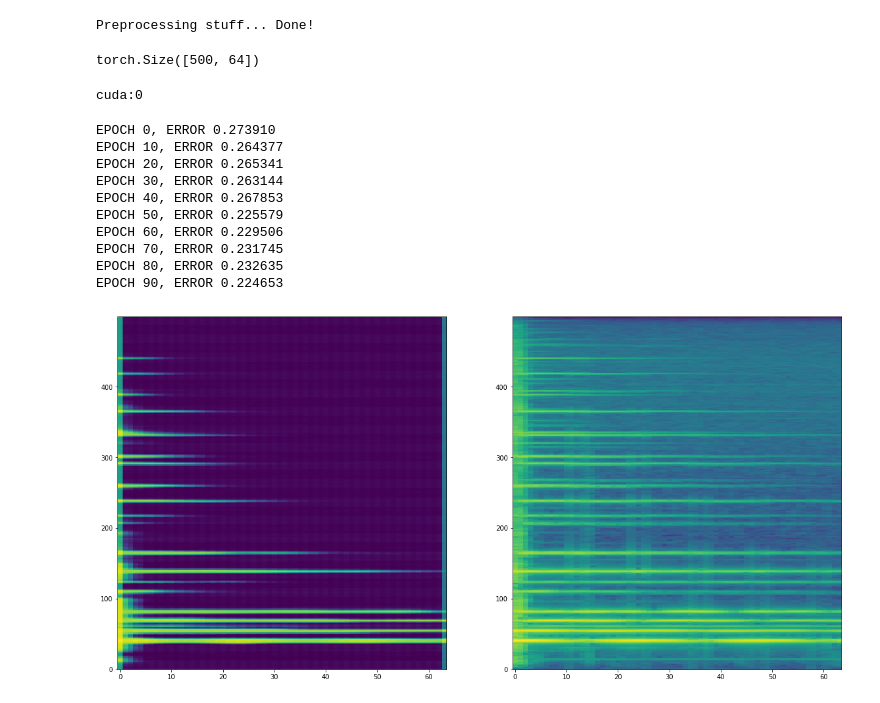
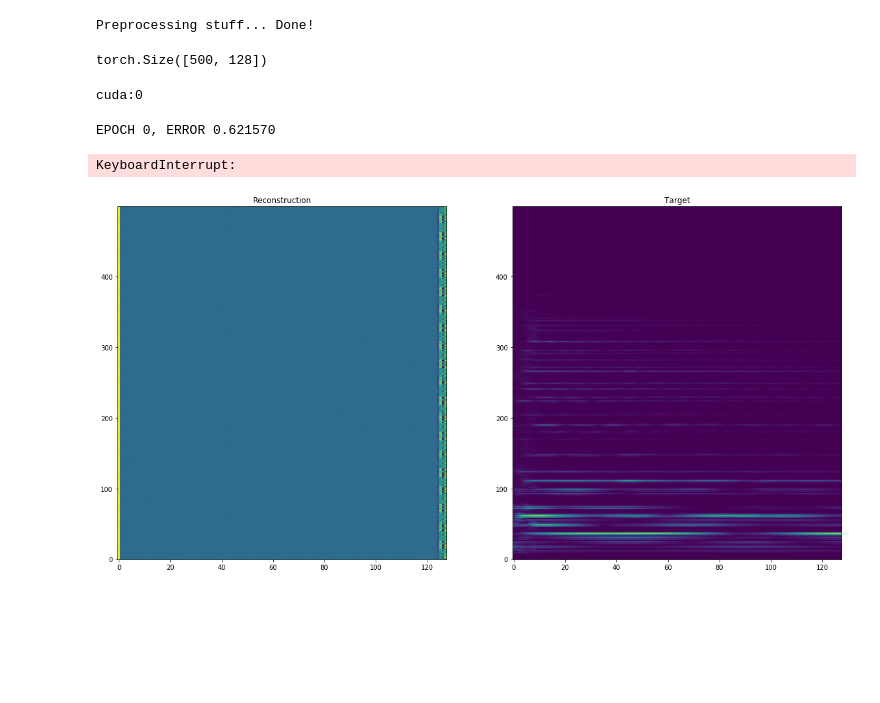
Before and after one commit to nebularnoise/serge, a Jupyter notebook: notebooks/guitar_chord_dataset.ipynb, the cells around one changed output. Cells and saved outputs as stored; diff of their text form; code cells hidden in the pictures; blank space fills up the shorter version.

```diff
--- a/notebooks/guitar_chord_dataset.ipynb
+++ b/notebooks/guitar_chord_dataset.ipynb
@@ -13,10 +13,11 @@ class GuitarChord(data.Dataset):
         print("Preprocessing stuff... ", end="")
         if process:
             for elm in self.liste:
-                [x,fs] = li.load(elm, sr=11025)
+                [x,fs] = li.load(elm, sr=22050)
                 x = x[:34560]
                 mel = li.filters.mel(fs,2048,500)
-                S = torch.from_numpy(mel.dot(abs(li.stft(x,n_fft=2048,center=False)))).float()
+                S = torch.from_numpy(mel.dot(abs(li.stft(x,n_fft=2048,win_length=2048, hop_length=256, center=False)))).float()
+                S = S/torch.max(S)
                 torch.save(S,elm.replace(".wav",".pt"))
 
         print("Done!")
@@ -40,7 +41,7 @@ class WAE(nn.Module):
         self.enc4 = nn.Conv2d(size[3],size[4],stride=2, kernel_size=5, padding=2)
         self.enc5 = nn.Conv2d(size[4],size[5],stride=2, kernel_size=5, padding=2)
 
-        self.lin1 = nn.Linear(256*16*2, 1024)
+        self.lin1 = nn.Linear(256*16*4, 1024)
         self.lin2 = nn.Linear(1024, 256)
         self.lin3 = nn.Linear(256, zdim)
 
@@ -52,7 +53,7 @@ class WAE(nn.Module):
         self.dec4 = nn.ConvTranspose2d(size[4],size[3],stride=2, kernel_size=5, padding=2)
         self.dec5 = nn.ConvTranspose2d(size[5],size[4],stride=2, kernel_size=5, padding=2)
 
-        self.dlin1 = nn.Linear(1024,256*16*2)
+        self.dlin1 = nn.Linear(1024,256*16*4)
         self.dlin2 = nn.Linear(256,1024)
         self.dlin3 = nn.Linear(zdim,256)
 
@@ -78,7 +79,7 @@ class WAE(nn.Module):
                                   self.dlin2,
                                   nn.BatchNorm1d(num_features=1024), self.act,
                                   self.dlin1,
-                                  nn.BatchNorm1d(num_features=256*16*2), self.act)
+                                  nn.BatchNorm1d(num_features=256*16*4), self.act)
 
         self.f4   = nn.Sequential(self.dec5,
                                  nn.BatchNorm2d(num_features=size[4]), self.act,
@@ -105,15 +106,17 @@ class WAE(nn.Module):
     def encode(self, inp):
         inp = inp.unsqueeze(1)
         inp = self.f1(inp)
+        #print(inp.size())
         inp = self.flatten(inp)
         inp = self.f2(inp)
         return inp
 
     def decode(self, inp):
+        #print(inp.size())
         inp = self.f3(inp)
-        inp = inp.view(-1, 256, 16, 2)
+        inp = inp.view(-1, 256, 16, 4)
         inp = self.f4(inp)
-        inp = nn.functional.interpolate(inp, size=(500,64))
+        inp = nn.functional.interpolate(inp, size=(500,128))
         inp = self.decf(inp)
         inp = torch.sigmoid(inp)
         return inp
@@ -129,7 +132,7 @@ Preprocessing stuff... Done!
 # %%
 GC[0].size()
 # %% [output]
-torch.Size([500, 64])
+torch.Size([500, 128])
 # %%
 device = torch.device("cuda:0" if torch.cuda.is_available() else "cpu")
 #device = torch.device("cpu")
@@ -140,8 +143,9 @@ model = WAE().to(device)
 # %% [output]
 cuda:0
 # %%
-optimizer = torch.optim.Adam(model.parameters(),lr=1e-3)
-epoch = 100
+lr = 1e-3
+optimizer = torch.optim.Adam(model.parameters(),lr=lr)
+epoch = 1000
 loss = torch.nn.modules.BCELoss()
 for e in range(epoch):
     for idx, minibatch in enumerate(GCloader):
@@ -157,25 +161,24 @@ for e in range(epoch):
 
     if e%(epoch//10)==0:
         print("EPOCH %d, ERROR %f" % (e,error))
+
+    if (e+1)%(epoch//3)==0:
+        lr /= 2.
+        optimizer = torch.optim.Adam(model.parameters(),lr=lr)
 # %% [output]
-EPOCH 0, ERROR 0.273910
-EPOCH 10, ERROR 0.264377
-EPOCH 20, ERROR 0.265341
-EPOCH 30, ERROR 0.263144
-EPOCH 40, ERROR 0.267853
-EPOCH 50, ERROR 0.225579
-EPOCH 60, ERROR 0.229506
-EPOCH 70, ERROR 0.231745
-EPOCH 80, ERROR 0.232635
-EPOCH 90, ERROR 0.224653
+EPOCH 0, ERROR 0.621570
+KeyboardInterrupt:
 # %%
-idx = 6
+idx = 7
 with torch.no_grad():
     s = model(minibatch).squeeze(1)
     plt.figure(figsize=(20,10))
     plt.subplot(121)
     plt.imshow(s[idx,:,:].cpu().detach().numpy(), origin="lower", aspect="auto")
+    plt.title("Reconstruction")
     plt.subplot(122)
     plt.imshow(minibatch[idx,:,:].cpu().detach().numpy(), origin="lower", aspect="auto")
+    plt.title("Target")
+    plt.savefig("Reconstruction.png")
 # %% [output]
-[figure, old version]
+[figure, new version]
```
Also changed, not shown: parts of 1 cell of this notebook, 1 other file.
